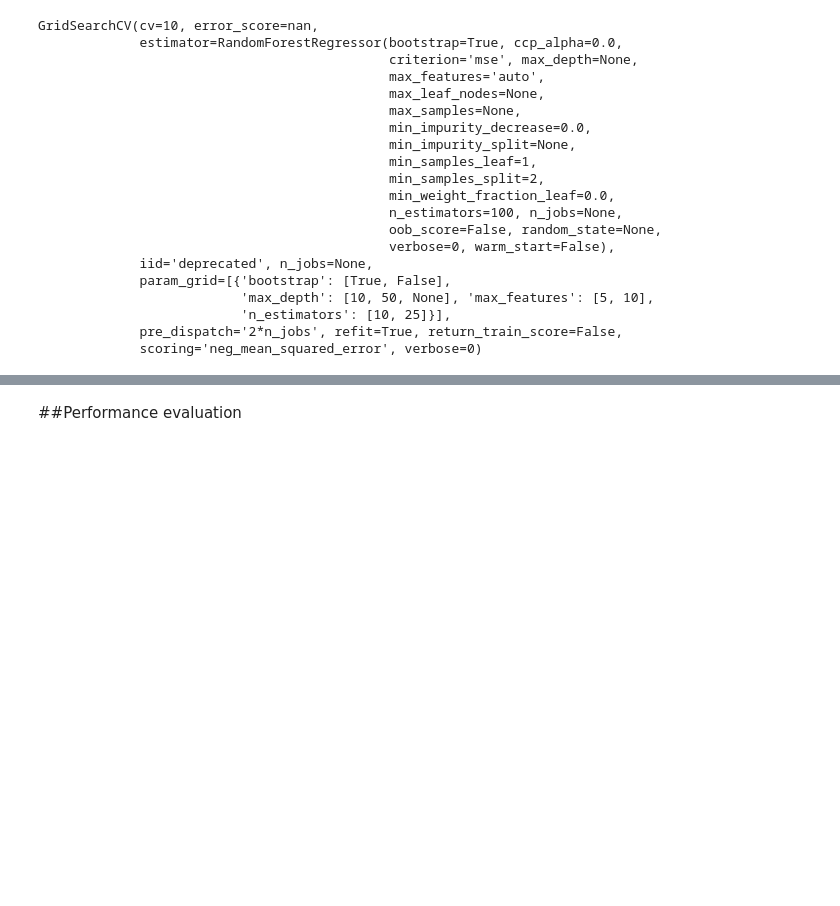
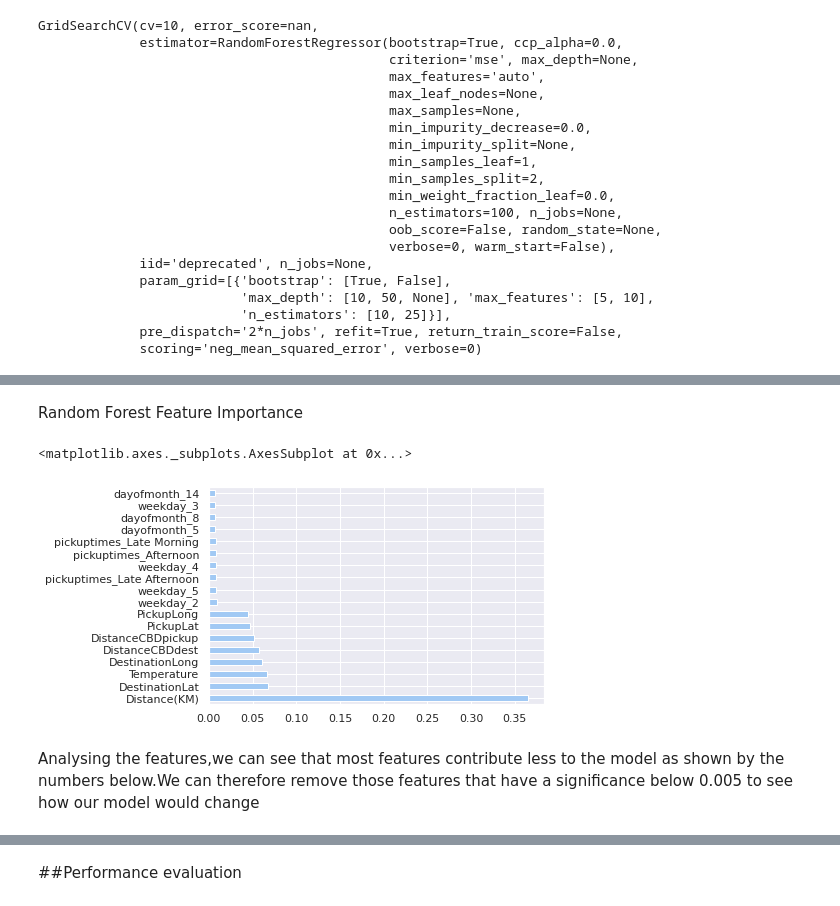
Before and after one commit to monicafar147/logistics-challenge, a Jupyter notebook: cleaned.ipynb, the cells around one changed output, grey strips where cells are left out. Saved outputs shown, nothing was run; the diff lists cells and outputs as text; code cells hidden in the pictures; blank space fills up the shorter version.

Commit message:
random forest feature importance

```diff
--- a/cleaned.ipynb
+++ b/cleaned.ipynb
@@ -734,0 +735,10 @@ RMSE of best grid search random forest model:  780.3178688551964
+# %% [markdown]
+Random Forest Feature Importance
+# %%
+feat_importances = pd.Series(random_forest.feature_importances_, training_features.columns)
+feat_importances.nlargest(18).plot(kind='barh')
+# %% [output]
+<matplotlib.axes._subplots.AxesSubplot at 0x...>
+[figure, added]
+# %% [markdown]
+Analysing the features,we can see that most features contribute less to the model as shown by the numbers below.We can therefore remove those features that have a significance below 0.005 to see how our model would change
```
Also changed, not shown: parts of 18 cells of this notebook.
